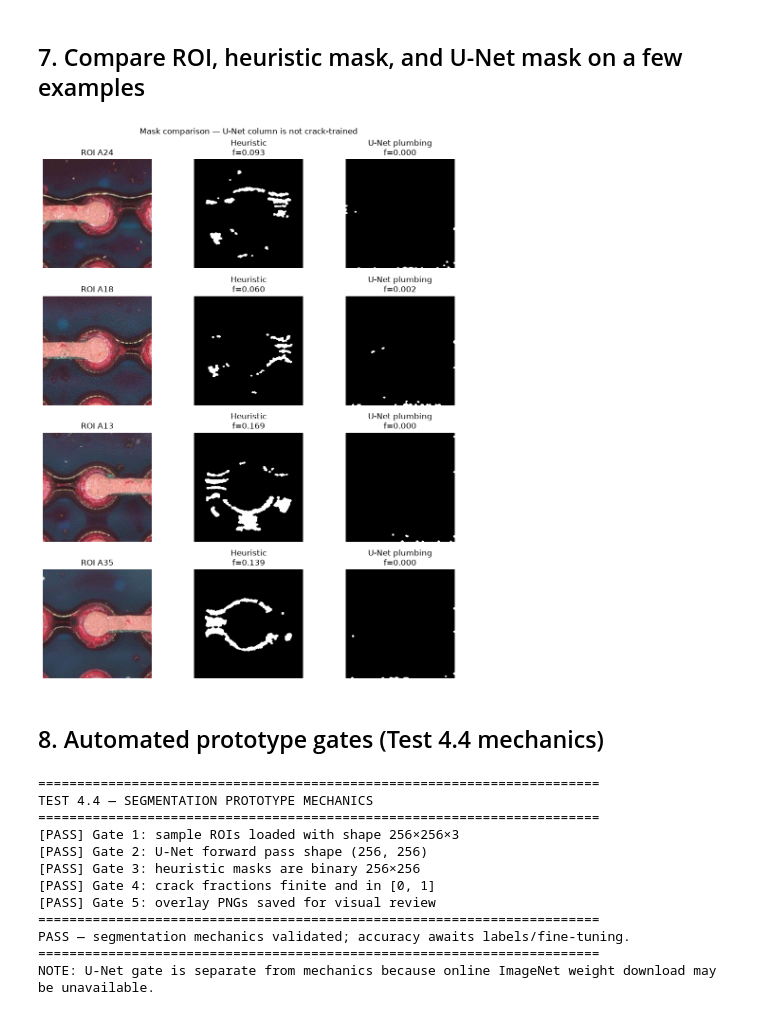
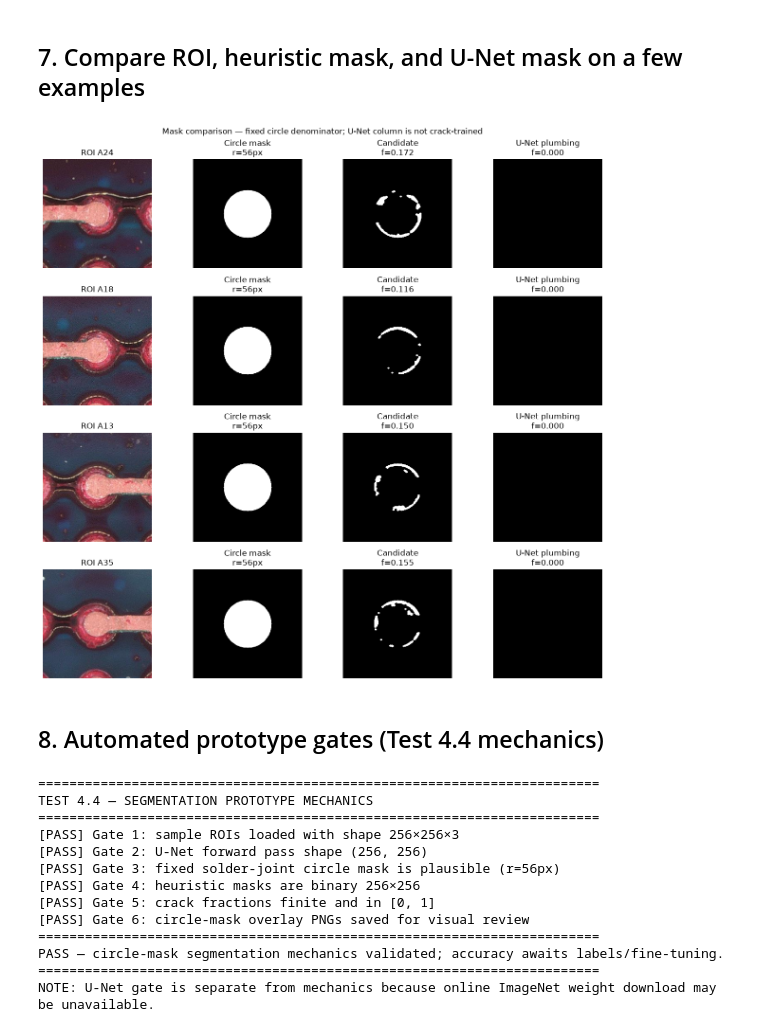
Before and after one commit to junming1202/BGA_crack_labelling, a Jupyter notebook: src/notebooks/04_segmentation_prototype.ipynb, the cells around one changed output. Cells and saved outputs as stored; diff of their text form; code cells hidden in the pictures.

Commit message:
Refine segmentation prototype circle mask
Co-Authored-By: Claude <noreply@anthropic.com>

```diff
--- a/src/notebooks/04_segmentation_prototype.ipynb
+++ b/src/notebooks/04_segmentation_prototype.ipynb
@@ -299,25 +322,29 @@ fig, axes = plt.subplots(4, 5, figsize=(15, 12))
 axes = axes.ravel()
 
 for ax, res in zip(axes, seg_results):
-    overlay = overlay_mask(res["roi"], res["heuristic_mask"], BALL_MASK)
+    overlay = overlay_mask(res["roi"], res["heuristic_mask"], JOINT_MASK)
     ax.imshow(overlay)
-    ax.set_title(f"{res['ball_id']}\nf={res['heuristic_fraction']:.3f}", fontsize=8)
+    ax.set_title(f"{res['ball_id']}\nf={res['heuristic_fraction']:.3f}, r={JOINT_RADIUS}px", fontsize=8)
     ax.axis("off")
 
 for ax in axes[len(seg_results):]:
     ax.axis("off")
 
 plt.suptitle(
-    "Segmentation prototype — heuristic crack-candidate overlays\n"
-    "Red = candidate mask, green circle = crack-fraction denominator",
+    "Segmentation prototype — fixed solder-joint circle overlays\n"
+    "Red = candidate mask, green = circle denominator",
     fontsize=12,
 )
 plt.tight_layout()
 plt.show()
 
+# Remove stale overlays from earlier runs so the folder reflects the current method.
+for old in OVERLAY_DIR.glob("*_heuristic_overlay.png"):
+    old.unlink()
+
 for res in seg_results:
-    overlay = overlay_mask(res["roi"], res["heuristic_mask"], BALL_MASK)
+    overlay = overlay_mask(res["roi"], res["heuristic_mask"], JOINT_MASK)
     cv2.imwrite(str(OVERLAY_DIR / f"{res['ball_id']}_heuristic_overlay.png"), cv2.cvtColor(overlay, cv2.COLOR_RGB2BGR))
 
-print(f"Saved {len(seg_results)} overlay PNGs to {OVERLAY_DIR.relative_to(REPO_ROOT)}")
+print(f"Saved {len(seg_results)} circle-mask overlay PNGs to {OVERLAY_DIR.relative_to(REPO_ROOT)}")
 # %% [output]
@@ -327,33 +354,37 @@ Saved 20 overlay PNGs to output\segmentation_overlays\FP11_2_X20
 ## 7. Compare ROI, heuristic mask, and U-Net mask on a few examples
 # %%
 compare_n = min(4, len(seg_results))
-fig, axes = plt.subplots(compare_n, 3, figsize=(10, 3 * compare_n))
+fig, axes = plt.subplots(compare_n, 4, figsize=(13, 3 * compare_n))
 if compare_n == 1:
     axes = np.array([axes])
 
 for row, res in zip(axes, seg_results[:compare_n]):
     roi_rgb = cv2.cvtColor(res["roi"], cv2.COLOR_BGR2RGB)
     row[0].imshow(roi_rgb)
     row[0].set_title(f"ROI {res['ball_id']}")
     row[0].axis("off")
 
-    row[1].imshow(res["heuristic_mask"], cmap="gray")
-    row[1].set_title(f"Heuristic\nf={res['heuristic_fraction']:.3f}")
+    row[1].imshow(JOINT_MASK, cmap="gray")
+    row[1].set_title(f"Circle mask\nr={JOINT_RADIUS}px")
     row[1].axis("off")
 
-    if res["unet_mask"] is not None:
-        row[2].imshow(res["unet_mask"], cmap="gray")
-        row[2].set_title(f"U-Net plumbing\nf={res['unet_fraction']:.3f}")
-    else:
-        row[2].text(0.5, 0.5, "U-Net unavailable", ha="center", va="center")
-        row[2].set_title("U-Net")
+    row[2].imshow(res["heuristic_mask"], cmap="gray")
+    row[2].set_title(f"Candidate\nf={res['heuristic_fraction']:.3f}")
     row[2].axis("off")
 
-plt.suptitle("Mask comparison — U-Net column is not crack-trained", fontsize=12)
+    if res["unet_mask"] is not None:
+        row[3].imshow(res["unet_mask"], cmap="gray")
+        row[3].set_title(f"U-Net plumbing\nf={res['unet_fraction']:.3f}")
+    else:
+        row[3].text(0.5, 0.5, "U-Net unavailable", ha="center", va="center")
+        row[3].set_title("U-Net")
+    row[3].axis("off")
+
+plt.suptitle("Mask comparison — fixed circle denominator; U-Net column is not crack-trained", fontsize=12)
 plt.tight_layout()
 plt.show()
 # %% [output]
-[figure, old version]
+[figure, new version]
 # %% [markdown]
 ## 8. Automated prototype gates (Test 4.4 mechanics)
 # %%
@@ -367,18 +398,21 @@ print(f"[{'PASS' if gate_rois else 'FAIL'}] Gate 1: sample ROIs loaded with shap
 gate_unet = bool(unet_gate_ok)
 print(f"[{'PASS' if gate_unet else 'REVIEW'}] Gate 2: U-Net forward pass shape {unet_output_shape}")
 
+gate_joint = JOINT_MASK.shape == (ROI_SIZE, ROI_SIZE) and JOINT_MASK.dtype == bool and 35 <= JOINT_RADIUS <= 75
+print(f"[{'PASS' if gate_joint else 'REVIEW'}] Gate 3: fixed solder-joint circle mask is plausible (r={JOINT_RADIUS}px)")
+
 gate_masks = all(r["heuristic_mask"].shape == (ROI_SIZE, ROI_SIZE) and r["heuristic_mask"].dtype == bool for r in seg_results)
-print(f"[{'PASS' if gate_masks else 'FAIL'}] Gate 3: heuristic masks are binary {ROI_SIZE}×{ROI_SIZE}")
+print(f"[{'PASS' if gate_masks else 'FAIL'}] Gate 4: heuristic masks are binary {ROI_SIZE}×{ROI_SIZE}")
 
 gate_fraction = bool(np.isfinite(fractions).all() and ((fractions >= 0) & (fractions <= 1)).all())
-print(f"[{'PASS' if gate_fraction else 'FAIL'}] Gate 4: crack fractions finite and in [0, 1]")
+print(f"[{'PASS' if gate_fraction else 'FAIL'}] Gate 5: crack fractions finite and in [0, 1]")
 
 gate_overlays = OVERLAY_DIR.exists() and len(list(OVERLAY_DIR.glob("*_heuristic_overlay.png"))) == len(seg_results)
-print(f"[{'PASS' if gate_overlays else 'FAIL'}] Gate 5: overlay PNGs saved for visual review")
+print(f"[{'PASS' if gate_overlays else 'FAIL'}] Gate 6: circle-mask overlay PNGs saved for visual review")
 
-all_mechanics = gate_rois and gate_masks and gate_fraction and gate_overlays
+all_mechanics = gate_rois and gate_joint and gate_masks and gate_fraction and gate_overlays
 print("=" * 72)
-print("PASS — segmentation mechanics validated; accuracy awaits labels/fine-tuning." if all_mechanics else "REVIEW — one or more mechanics gates failed.")
+print("PASS — circle-mask segmentation mechanics validated; accuracy awaits labels/fine-tuning." if all_mechanics else "REVIEW — one or more mechanics gates failed.")
 print("=" * 72)
 print("NOTE: U-Net gate is separate from mechanics because online ImageNet weight download may be unavailable.")
 # %% [output]
@@ -387,11 +421,12 @@ TEST 4.4 — SEGMENTATION PROTOTYPE MECHANICS
 ========================================================================
 [PASS] Gate 1: sample ROIs loaded with shape 256×256×3
 [PASS] Gate 2: U-Net forward pass shape (256, 256)
-[PASS] Gate 3: heuristic masks are binary 256×256
-[PASS] Gate 4: crack fractions finite and in [0, 1]
-[PASS] Gate 5: overlay PNGs saved for visual review
+[PASS] Gate 3: fixed solder-joint circle mask is plausible (r=56px)
+[PASS] Gate 4: heuristic masks are binary 256×256
+[PASS] Gate 5: crack fractions finite and in [0, 1]
+[PASS] Gate 6: circle-mask overlay PNGs saved for visual review
 ========================================================================
-PASS — segmentation mechanics validated; accuracy awaits labels/fine-tuning.
+PASS — circle-mask segmentation mechanics validated; accuracy awaits labels/fine-tuning.
 ========================================================================
 NOTE: U-Net gate is separate from mechanics because online ImageNet weight download may be unavailable.
 # %% [markdown]
```
Also changed, not shown: parts of 9 cells of this notebook, 1 other file.
